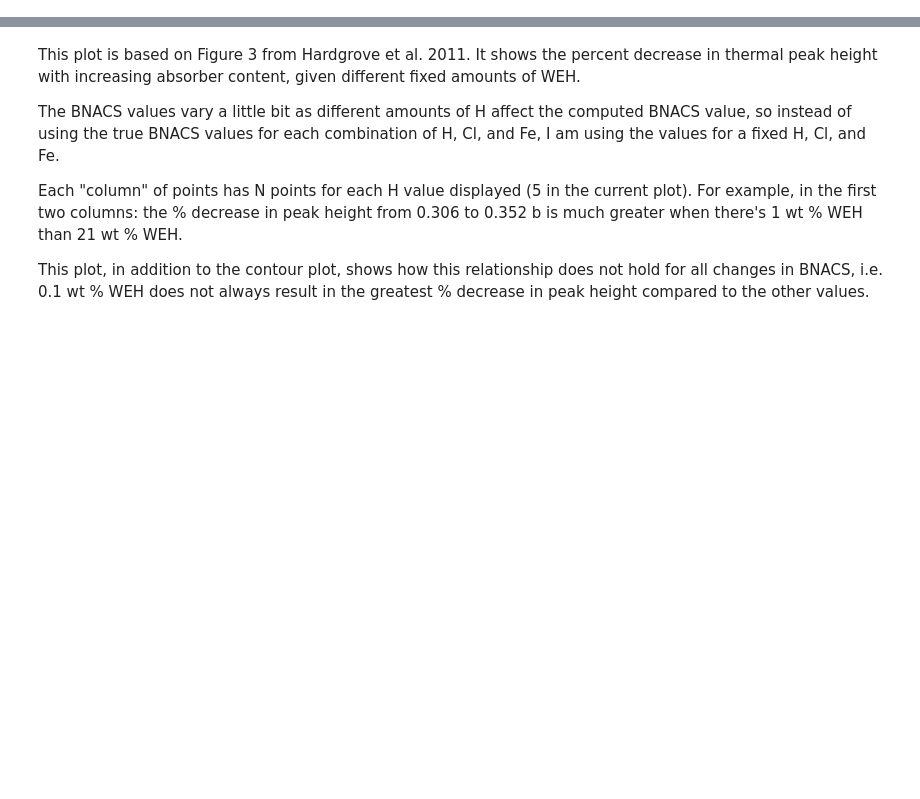
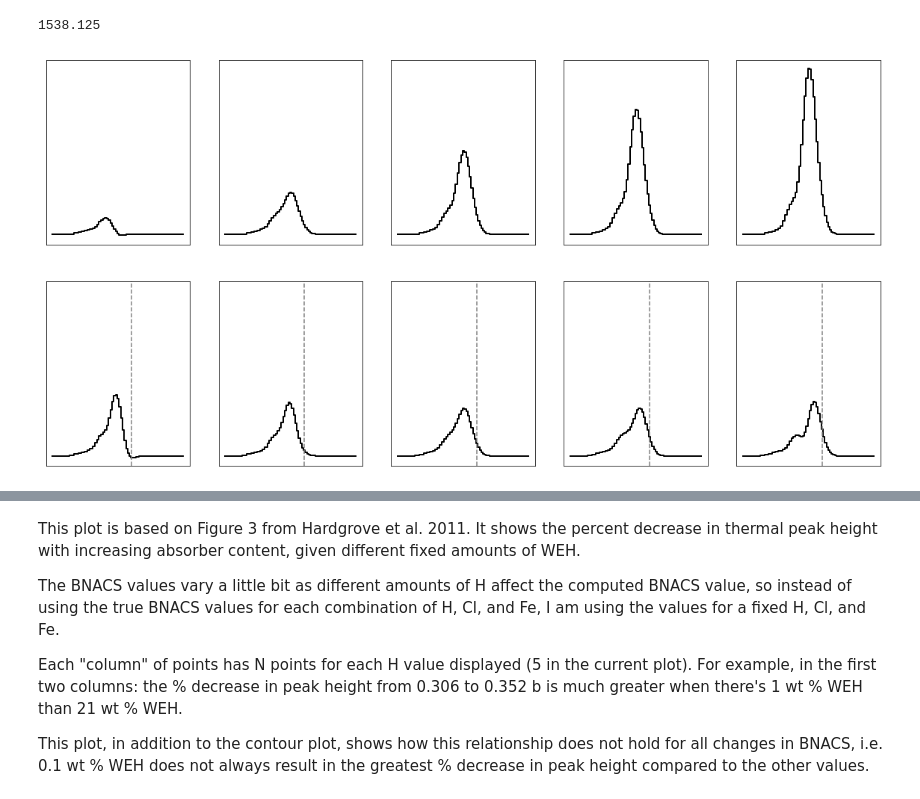
Before and after one commit to hannah-rae/dan_analysis, a Jupyter notebook: data_exploration.ipynb, the cells around one changed output, grey strips where cells are left out. Cells and saved outputs as stored; diff of their text form; code cells hidden in the pictures; blank space fills up the shorter version.

```diff
--- a/data_exploration.ipynb
+++ b/data_exploration.ipynb
@@ -26,2 +85,80 @@ X_t.shape
+# %%
+# Plot the reconstructed curves along each axis
+pc1_min = np.min(X_t[:,0])
+pc1_max = np.max(X_t[:,0])
+pc2_min = np.min(X_t[:,1])
+pc2_max = np.max(X_t[:,1])
+pc1_pts = np.linspace(pc1_min, pc1_max, 5)
+pc2_pts = np.linspace(pc2_min, pc2_max, 5)
+
+print np.median(datasets.time_bins_dan[:-1])
+
+fig2, axes = plt.subplots(nrows=2, ncols=5, sharex=True, sharey=True, figsize=(20,10))
+
+for j, p in enumerate(pc1_pts):
+    inv = pca.inverse_transform([p, 0])
+    axes[0,j].step(datasets.time_bins_dan[:-1], inv[:64], where='post', linewidth=2, color='k')
+    axes[0,j].set_xscale('log')
+    axes[0,j].tick_params(
+        axis='both',          # changes apply to the x-axis
+        which='both',      # both major and minor ticks are affected
+        bottom=False,      # ticks along the bottom edge are off
+        top=False,         # ticks along the top edge are off
+        left=False,      # ticks along the bottom edge are off
+        right=False,         # ticks along the top edge are off
+        labelleft=False,
+        labelbottom=False) # labels along the bottom edge are off
+
+for j, p in enumerate(pc2_pts):
+    inv = pca.inverse_transform([0, p])
+    axes[1,j].step(datasets.time_bins_dan[:-1], inv[:64], where='post', linewidth=2, color='k')
+    axes[1,j].axvline(np.median(datasets.time_bins_dan[:-1]), color='grey', linestyle='--')
+    axes[1,j].set_xscale('log')
+    axes[1,j].tick_params(
+        axis='both',          # changes apply to the x-axis
+        which='both',      # both major and minor ticks are affected
+        bottom=False,      # ticks along the bottom edge are off
+        top=False,         # ticks along the top edge are off
+        left=False,      # ticks along the bottom edge are off
+        right=False,         # ticks along the top edge are off
+        labelleft=False,
+        labelbottom=False) # labels along the bottom edge are off
+
+plt.savefig('/Users/hannahrae/Documents/Grad School/DAN Manuscript/figures/traverse_components_thermal.pdf', transparent=True)
+
+# fig2, axes = plt.subplots(nrows=2, ncols=5, sharex=True, sharey=True, figsize=(20,10))
+
+# for j, p in enumerate(pc1_pts):
+#     inv = pca.inverse_transform([p, 0])
+#     axes[0,j].step(datasets.time_bins_dan[:-1], inv[64:], where='post', linewidth=2, color='k')
+#     axes[0,j].set_xscale('log')
+#     axes[0,j].tick_params(
+#         axis='both',          # changes apply to the x-axis
+#         which='both',      # both major and minor ticks are affected
+#         bottom=False,      # ticks along the bottom edge are off
+#         top=False,         # ticks along the top edge are off
+#         left=False,      # ticks along the bottom edge are off
+#         right=False,         # ticks along the top edge are off
+#         labelleft=False,
+#         labelbottom=False) # labels along the bottom edge are off
+
+# for j, p in enumerate(pc2_pts):
+#     inv = pca.inverse_transform([0, p])
+#     axes[1,j].step(datasets.time_bins_dan[:-1], inv[64:], where='post', linewidth=2, color='k')
+#     axes[1,j].set_xscale('log')
+#     axes[1,j].tick_params(
+#         axis='both',          # changes apply to the x-axis
+#         which='both',      # both major and minor ticks are affected
+#         bottom=False,      # ticks along the bottom edge are off
+#         top=False,         # ticks along the top edge are off
+#         left=False,      # ticks along the bottom edge are off
+#         right=False,         # ticks along the top edge are off
+#         labelleft=False,
+#         labelbottom=False) # labels along the bottom edge are off
+
+# plt.savefig('/Users/hannahrae/Documents/Grad School/DAN Manuscript/figures/traverse_components_epithermal.pdf', transparent=True)
+# %% [output]
+1538.125
+[figure, added]
 # %%
 # Compute the peak height for each model measurement
```
Also changed, not shown: parts of 38 cells of this notebook.
